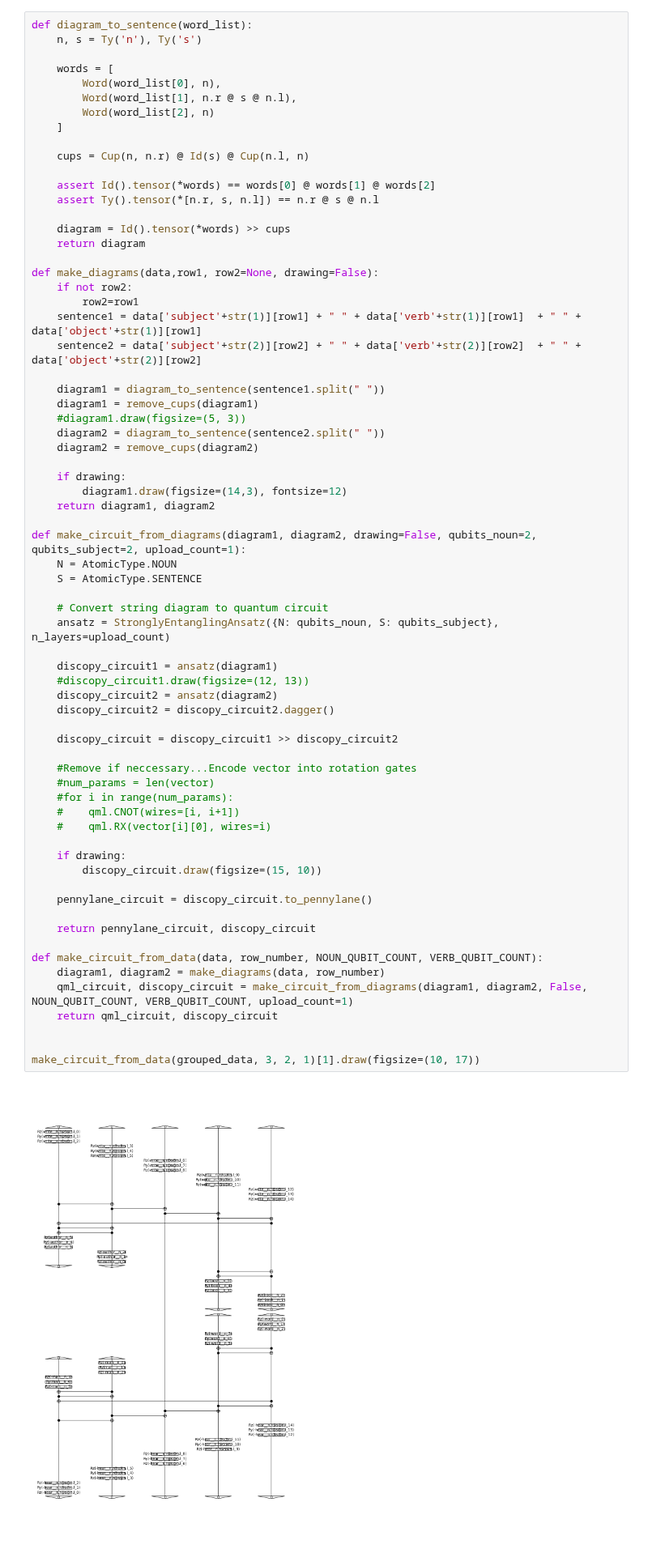
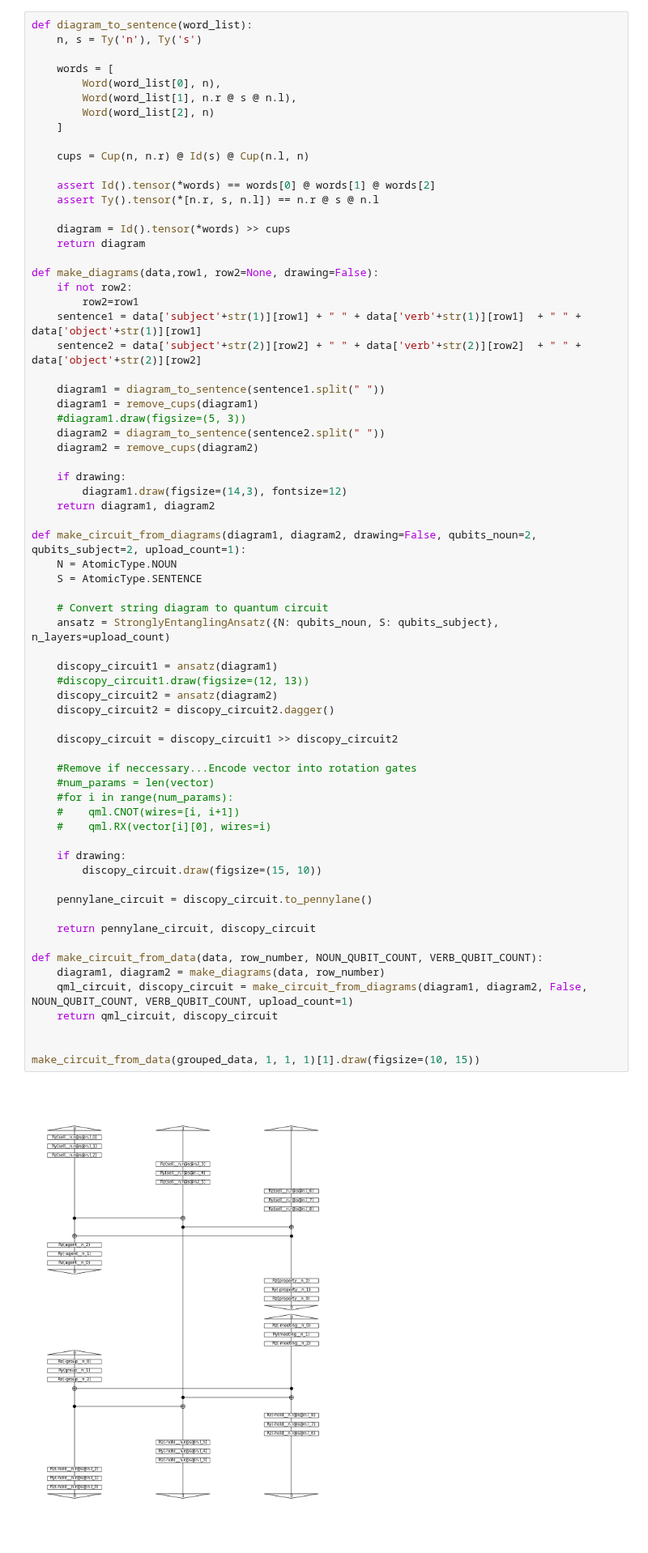
Before and after one commit to henry-dev-atkins/QNLP_MasterWork, a Jupyter notebook: IanMeeting.ipynb, the cells around one changed output. Shown at 81% size. Drawn from its saved outputs; the diff is of its cells as text.

```diff
--- a/IanMeeting.ipynb
+++ b/IanMeeting.ipynb
@@ -340,32 +339,32 @@ def make_circuit_from_diagrams(diagram1, diagram2, drawing=False, qubits_noun=2,
     # Convert string diagram to quantum circuit
     ansatz = StronglyEntanglingAnsatz({N: qubits_noun, S: qubits_subject}, n_layers=upload_count)
 
     discopy_circuit1 = ansatz(diagram1)
     #discopy_circuit1.draw(figsize=(12, 13))
     discopy_circuit2 = ansatz(diagram2)
     discopy_circuit2 = discopy_circuit2.dagger()
 
     discopy_circuit = discopy_circuit1 >> discopy_circuit2
 
     #Remove if neccessary...Encode vector into rotation gates
     #num_params = len(vector)
     #for i in range(num_params):
     #    qml.CNOT(wires=[i, i+1])
     #    qml.RX(vector[i][0], wires=i)
 
     if drawing:
         discopy_circuit.draw(figsize=(15, 10))
 
     pennylane_circuit = discopy_circuit.to_pennylane()
 
     return pennylane_circuit, discopy_circuit
 
 def make_circuit_from_data(data, row_number, NOUN_QUBIT_COUNT, VERB_QUBIT_COUNT):
     diagram1, diagram2 = make_diagrams(data, row_number)
     qml_circuit, discopy_circuit = make_circuit_from_diagrams(diagram1, diagram2, False, NOUN_QUBIT_COUNT, VERB_QUBIT_COUNT, upload_count=1)
     return qml_circuit, discopy_circuit
 
 
-make_circuit_from_data(grouped_data, 3, 2, 1)[1].draw(figsize=(10, 17))
+make_circuit_from_data(grouped_data, 1, 1, 1)[1].draw(figsize=(10, 15))
 # %% [output]
-[figure, old version]
+[figure, new version]
```
Also changed, not shown: parts of 5 cells of this notebook, 37 other files.
